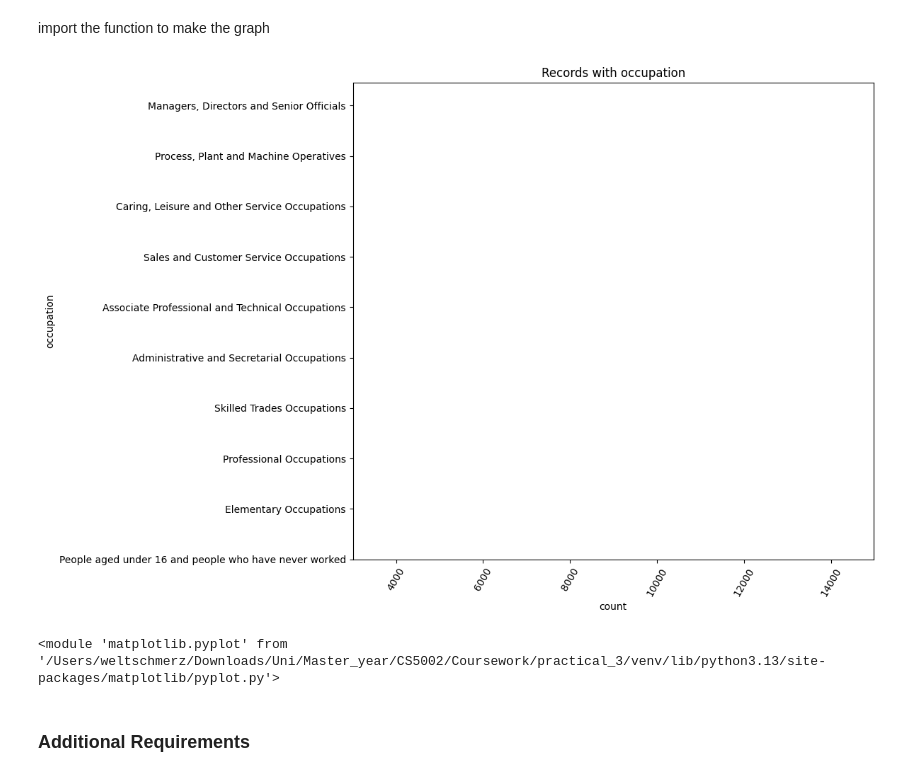
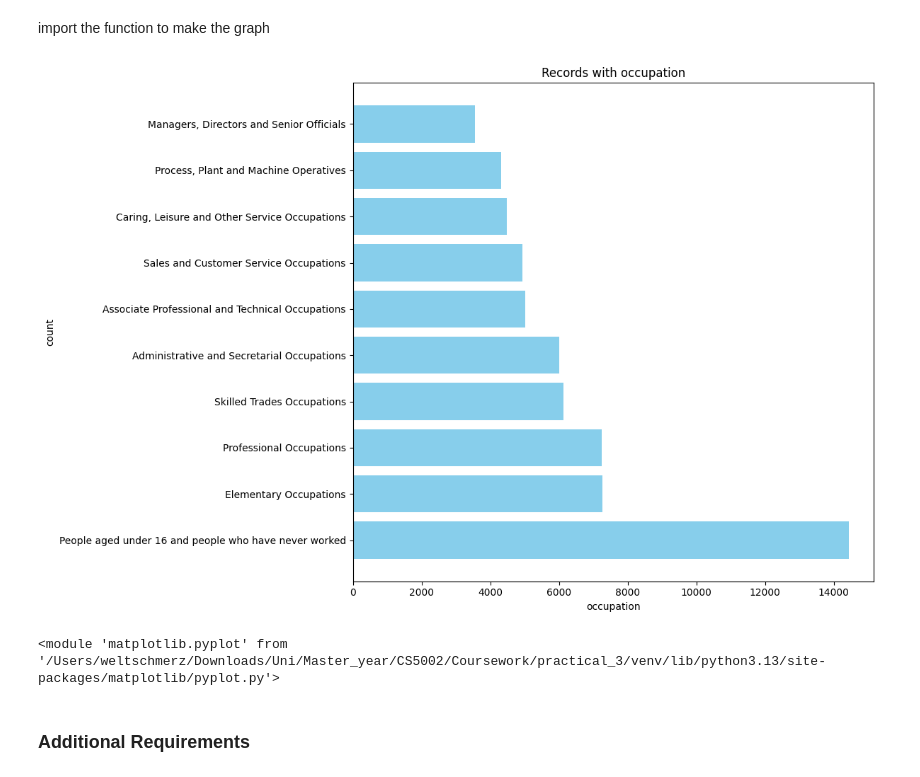
Before and after one commit to Weltschmerz7/CS5002_P3, a Jupyter notebook: notebooks/CS5002_P3_200013825.ipynb, the cells around one changed output. Cells and saved outputs as stored; diff of their text form; code cells hidden in the pictures.

```diff
--- a/notebooks/CS5002_P3_200013825.ipynb
+++ b/notebooks/CS5002_P3_200013825.ipynb
@@ -199,9 +221,9 @@ results_df_5
 # %% [markdown]
 import the function to make the graph
 # %%
-get_bar(results_df_5, x_col = 'count', y_col = 'occupation', title = 'Records with occupation', xlabel = 'count', ylabel = 'occupation')
+get_bar(results_df_5, x_col = 'occupation', y_col = 'count', title = 'Records with occupation', xlabel = 'occupation', ylabel = 'count')
 # %% [output]
-[figure, old version]
+[figure, new version]
 <module 'matplotlib.pyplot' from '/Users/weltschmerz/Downloads/Uni/Master_year/CS5002/Coursework/practical_3/venv/lib/python3.13/site-packages/matplotlib/pyplot.py'>
 # %% [markdown]
 ### **Additional Requirements**
```
Also changed, not shown: parts of 10 cells of this notebook, 2 other files.
